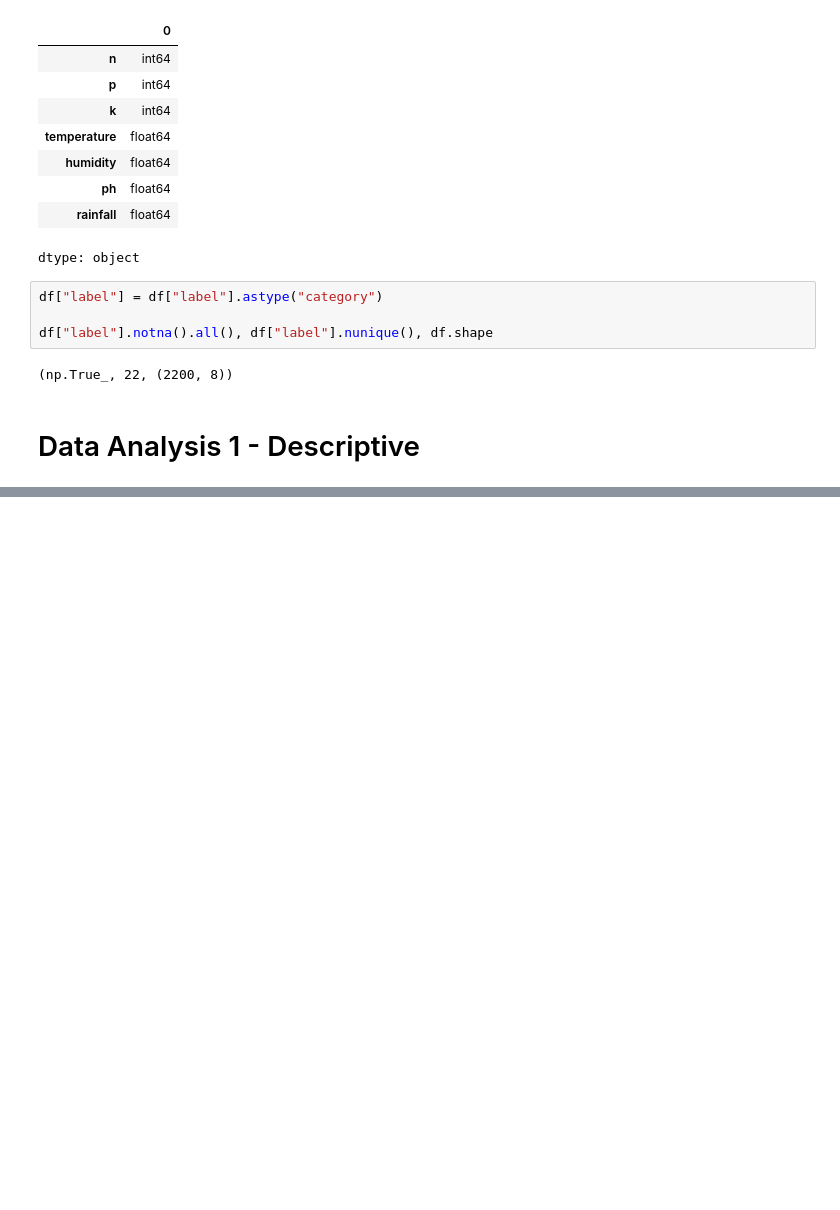
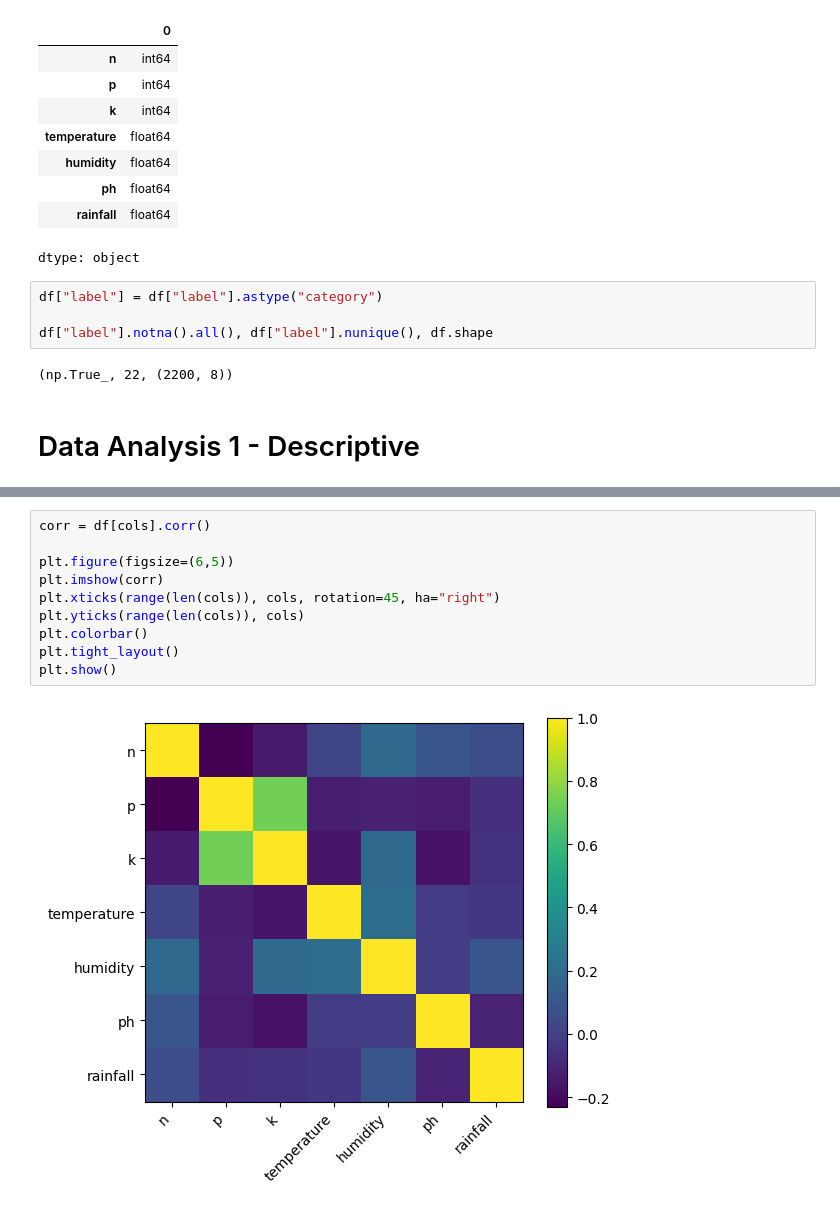
Before and after one commit to psubedicsu/Final-Project---608, a Jupyter notebook: Final_Project.ipynb, the cells around one changed output, grey strips where cells are left out. Saved outputs shown, nothing was run; the diff lists cells and outputs as text; blank space fills up the shorter version.

```diff
--- a/Final_Project.ipynb
+++ b/Final_Project.ipynb
@@ -36,0 +73,12 @@ df["label"].notna().all(), df["label"].nunique(), df.shape
+# %%
+corr = df[cols].corr()
+
+plt.figure(figsize=(6,5))
+plt.imshow(corr)
+plt.xticks(range(len(cols)), cols, rotation=45, ha="right")
+plt.yticks(range(len(cols)), cols)
+plt.colorbar()
+plt.tight_layout()
+plt.show()
+# %% [output]
+[figure, added]
```
Also changed, not shown: parts of 5 cells of this notebook.
